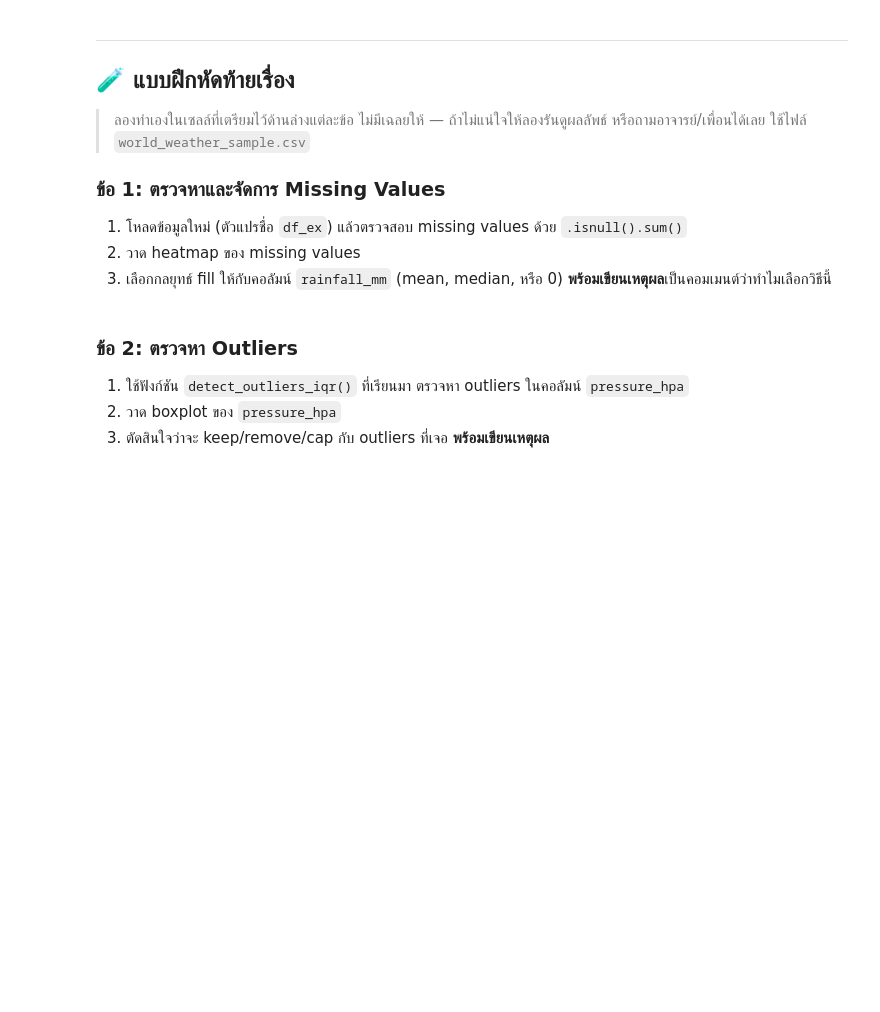
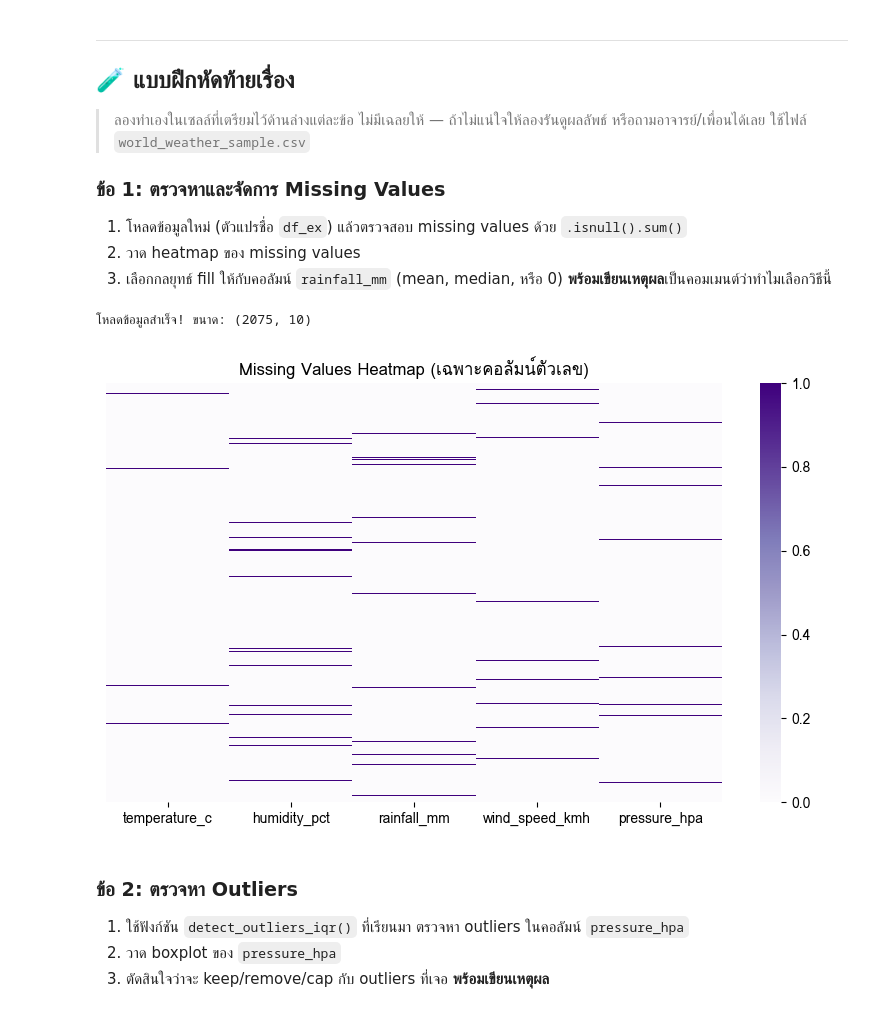
Before and after one commit to phatchariya202/683020589-0_Phatchariya, a Jupyter notebook: Module-A-Notebooks/SC612104_Session10_Data_Cleaning.ipynb, the cells around one changed output. Drawn from its saved outputs; the diff is of its cells as text; code cells hidden in the pictures; blank space fills up the shorter version.

```diff
--- a/Module-A-Notebooks/SC612104_Session10_Data_Cleaning.ipynb
+++ b/Module-A-Notebooks/SC612104_Session10_Data_Cleaning.ipynb
@@ -868,3 +1108,21 @@ print(df_clean[["city", "date"] + new_features].head())
+# %%
+# เขียนคำตอบข้อ 1 ที่นี่
+df_ex = pd.read_csv("https://raw.githubusercontent.com/PitchayaW/SC-612-104-Essential-Data-Science/refs/heads/main/Module-A-Notebooks/Dataset/world_weather_sample.csv")
+df["date"] = pd.to_datetime(df["date"])
+print("โหลดข้อมูลสำเร็จ! ขนาด:", df.shape)
+df_ex
+
+df_ex.isnull().sum()
+
+numeric_cols = ["temperature_c", "humidity_pct", "rainfall_mm", "wind_speed_kmh", "pressure_hpa"]
+plt.figure(figsize=(8, 5))
+sns.heatmap(df_ex[numeric_cols].isnull(), cbar=True, cmap="Purples", yticklabels=False)
+plt.title("Missing Values Heatmap (เฉพาะคอลัมน์ตัวเลข)")
+plt.tight_layout()
+plt.show()
+# %% [output]
+โหลดข้อมูลสำเร็จ! ขนาด: (2075, 10)
+[figure, added]
 # %% [markdown]
 ### ข้อ 2: ตรวจหา Outliers
 1. ใช้ฟังก์ชัน `detect_outliers_iqr()` ที่เรียนมา ตรวจหา outliers ในคอลัมน์ `pressure_hpa`
```
Also changed, not shown: parts of 42 cells of this notebook.
